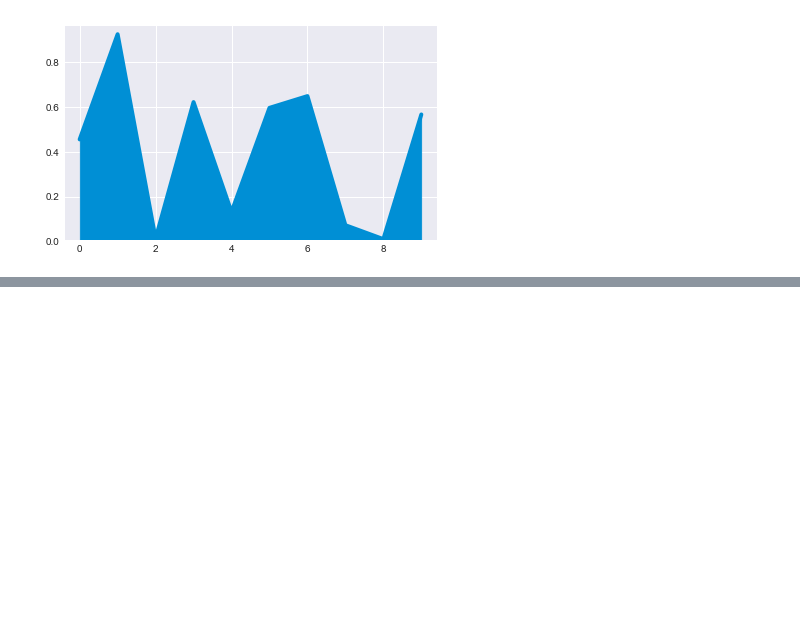
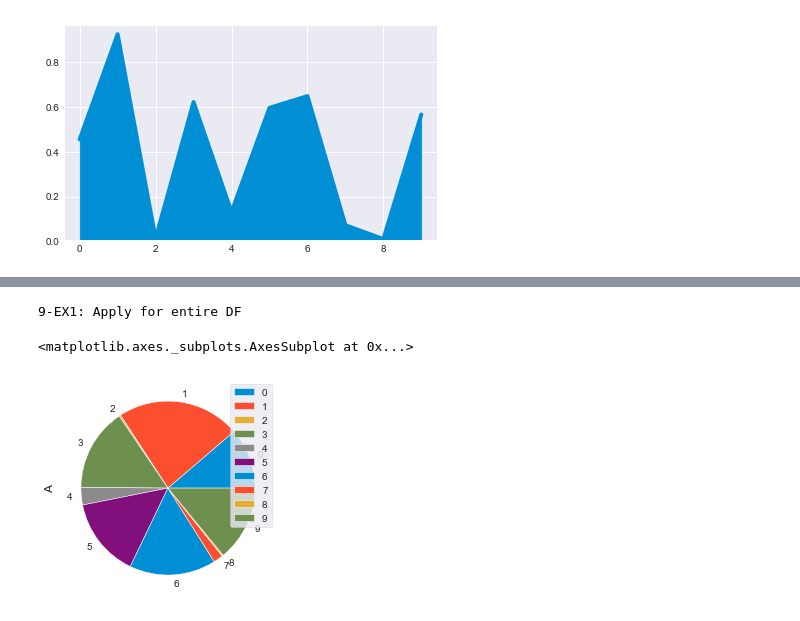
Before and after one commit to surendra-arivappagari/1.DataScience_MachineLearning_with_Python, a Jupyter notebook: 6.Pandas_Buildin_Data_Visualization/Pandas_Buildin_Data_Visualization.ipynb, the cells around one changed output, grey strips where cells are left out. Drawn from its saved outputs; the diff is of its cells as text; code cells hidden in the pictures; blank space fills up the shorter version.

```diff
--- a/6.Pandas_Buildin_Data_Visualization/Pandas_Buildin_Data_Visualization.ipynb
+++ b/6.Pandas_Buildin_Data_Visualization/Pandas_Buildin_Data_Visualization.ipynb
@@ -309,0 +302,8 @@ print("-EX1:")
+# %%
+print("9-EX1: Apply for one value. We must use y, subplots parameters in this.")
+
+df2.plot.pie(y='A')
+# %% [output]
+9-EX1: Apply for entire DF
+<matplotlib.axes._subplots.AxesSubplot at 0x...>
+[figure, added]
```
Also changed, not shown: parts of 11 cells of this notebook.
